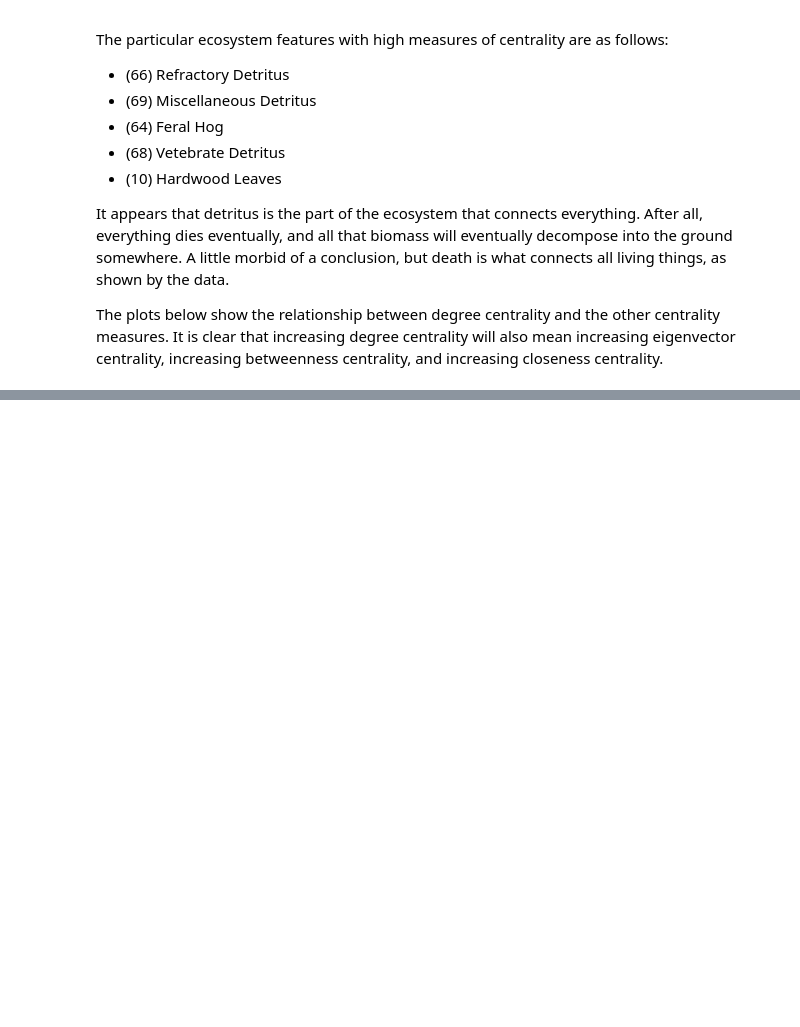
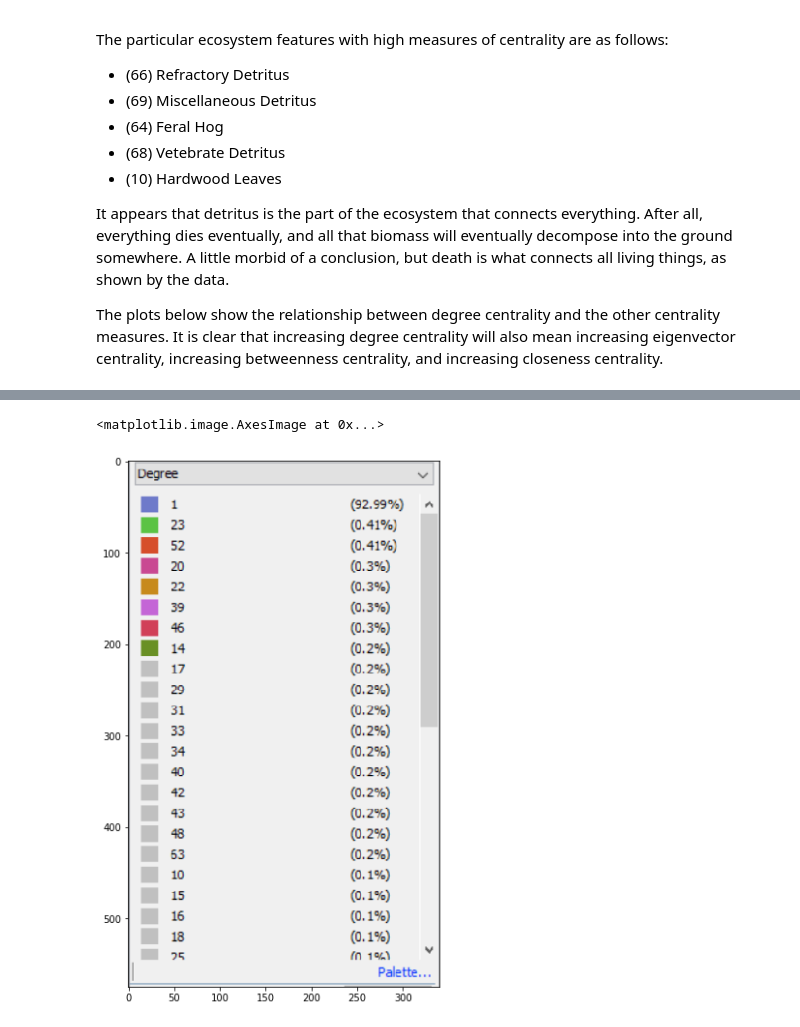
Before and after one commit to austinchan1/Data-620---Web-Analytics, a Jupyter notebook: Homework 2/Homework 2 Part 1 - Graph Visualization.ipynb, the cells around one changed output, grey strips where cells are left out. Drawn from its saved outputs; the diff is of its cells as text; code cells hidden in the pictures; blank space fills up the shorter version.

```diff
--- a/Homework 2/Homework 2 Part 1 - Graph Visualization.ipynb
+++ b/Homework 2/Homework 2 Part 1 - Graph Visualization.ipynb
@@ -132,0 +168,9 @@ plt.imshow(image)
+# %%
+plt.figure(figsize = (10,10))
+
+path = "Force Atlas Key.png"
+image = mpimg.imread(path)
+plt.imshow(image)
+# %% [output]
+<matplotlib.image.AxesImage at 0x...>
+[figure, added]
```
Also changed, not shown: parts of 13 cells of this notebook, 3 other files.
